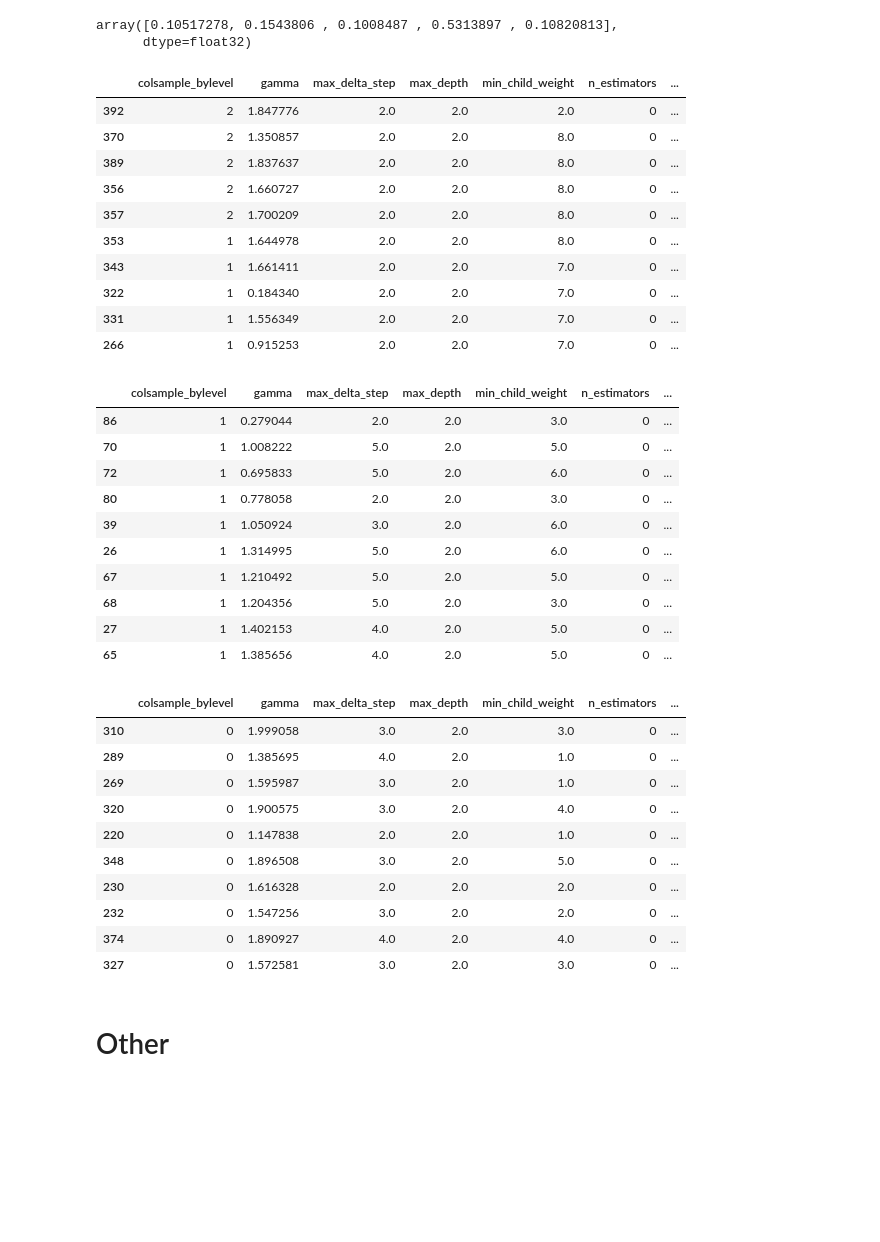
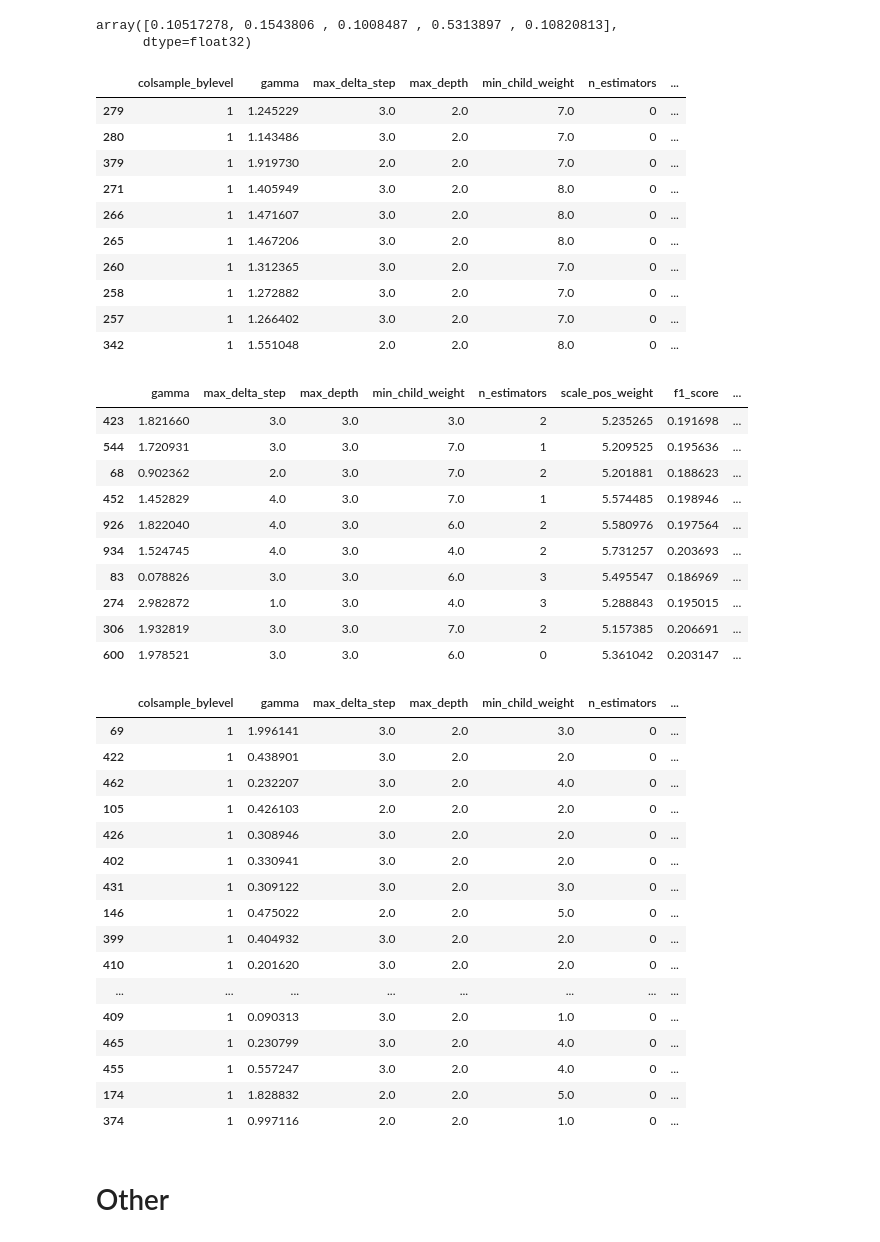
Before and after one commit to DomStan/stonk-rank, a Jupyter notebook: stonks_notebook.ipynb, the cells around one changed output. Drawn from its saved outputs; the diff is of its cells as text; code cells hidden in the pictures; blank space fills up the shorter version.

```diff
--- a/stonks_notebook.ipynb
+++ b/stonks_notebook.ipynb
@@ -491,50 +467,56 @@ array([0.10517278, 0.1543806 , 0.1008487 , 0.5313897 , 0.10820813],
 # %%
 pd.set_option('display.max_rows', 100)
 # %%
-df_trials = pd.read_csv('data/optimise-data-window-size_2_6_16.csv')
+df_trials = pd.read_csv('data/optimise-data-window-size_2_6_10#3.csv')
 df_trials.sort_values('ap', ascending=False).head(10)
 # %% [output]
 |  | colsample_bylevel | gamma | max_delta_step | max_depth | min_child_weight | n_estimators | ... |
-| 392 | 2 | 1.847776 | 2.0 | 2.0 | 2.0 | 0 | ... |
-| 370 | 2 | 1.350857 | 2.0 | 2.0 | 8.0 | 0 | ... |
-| 389 | 2 | 1.837637 | 2.0 | 2.0 | 8.0 | 0 | ... |
-| 356 | 2 | 1.660727 | 2.0 | 2.0 | 8.0 | 0 | ... |
-| 357 | 2 | 1.700209 | 2.0 | 2.0 | 8.0 | 0 | ... |
-| 353 | 1 | 1.644978 | 2.0 | 2.0 | 8.0 | 0 | ... |
-| 343 | 1 | 1.661411 | 2.0 | 2.0 | 7.0 | 0 | ... |
-| 322 | 1 | 0.184340 | 2.0 | 2.0 | 7.0 | 0 | ... |
-| 331 | 1 | 1.556349 | 2.0 | 2.0 | 7.0 | 0 | ... |
-| 266 | 1 | 0.915253 | 2.0 | 2.0 | 7.0 | 0 | ... |
+| 279 | 1 | 1.245229 | 3.0 | 2.0 | 7.0 | 0 | ... |
+| 280 | 1 | 1.143486 | 3.0 | 2.0 | 7.0 | 0 | ... |
+| 379 | 1 | 1.919730 | 2.0 | 2.0 | 7.0 | 0 | ... |
+| 271 | 1 | 1.405949 | 3.0 | 2.0 | 8.0 | 0 | ... |
+| 266 | 1 | 1.471607 | 3.0 | 2.0 | 8.0 | 0 | ... |
+| 265 | 1 | 1.467206 | 3.0 | 2.0 | 8.0 | 0 | ... |
+| 260 | 1 | 1.312365 | 3.0 | 2.0 | 7.0 | 0 | ... |
+| 258 | 1 | 1.272882 | 3.0 | 2.0 | 7.0 | 0 | ... |
+| 257 | 1 | 1.266402 | 3.0 | 2.0 | 7.0 | 0 | ... |
+| 342 | 1 | 1.551048 | 2.0 | 2.0 | 8.0 | 0 | ... |
 # %%
-df_trials = pd.read_csv('data/optimise-data-window-size_2_6_18.csv')
+df_trials = pd.read_csv('data/optimise-data-window-size_2_6_8#7.csv')
 df_trials.sort_values('ap', ascending=False).head(10)
 # %% [output]
-|  | colsample_bylevel | gamma | max_delta_step | max_depth | min_child_weight | n_estimators | ... |
-| 86 | 1 | 0.279044 | 2.0 | 2.0 | 3.0 | 0 | ... |
-| 70 | 1 | 1.008222 | 5.0 | 2.0 | 5.0 | 0 | ... |
-| 72 | 1 | 0.695833 | 5.0 | 2.0 | 6.0 | 0 | ... |
-| 80 | 1 | 0.778058 | 2.0 | 2.0 | 3.0 | 0 | ... |
-| 39 | 1 | 1.050924 | 3.0 | 2.0 | 6.0 | 0 | ... |
-| 26 | 1 | 1.314995 | 5.0 | 2.0 | 6.0 | 0 | ... |
-| 67 | 1 | 1.210492 | 5.0 | 2.0 | 5.0 | 0 | ... |
-| 68 | 1 | 1.204356 | 5.0 | 2.0 | 3.0 | 0 | ... |
-| 27 | 1 | 1.402153 | 4.0 | 2.0 | 5.0 | 0 | ... |
-| 65 | 1 | 1.385656 | 4.0 | 2.0 | 5.0 | 0 | ... |
+|  | gamma | max_delta_step | max_depth | min_child_weight | n_estimators | scale_pos_weight | f1_score | ... |
+| 423 | 1.821660 | 3.0 | 3.0 | 3.0 | 2 | 5.235265 | 0.191698 | ... |
+| 544 | 1.720931 | 3.0 | 3.0 | 7.0 | 1 | 5.209525 | 0.195636 | ... |
+| 68 | 0.902362 | 2.0 | 3.0 | 7.0 | 2 | 5.201881 | 0.188623 | ... |
+| 452 | 1.452829 | 4.0 | 3.0 | 7.0 | 1 | 5.574485 | 0.198946 | ... |
+| 926 | 1.822040 | 4.0 | 3.0 | 6.0 | 2 | 5.580976 | 0.197564 | ... |
+| 934 | 1.524745 | 4.0 | 3.0 | 4.0 | 2 | 5.731257 | 0.203693 | ... |
+| 83 | 0.078826 | 3.0 | 3.0 | 6.0 | 3 | 5.495547 | 0.186969 | ... |
+| 274 | 2.982872 | 1.0 | 3.0 | 4.0 | 3 | 5.288843 | 0.195015 | ... |
+| 306 | 1.932819 | 3.0 | 3.0 | 7.0 | 2 | 5.157385 | 0.206691 | ... |
+| 600 | 1.978521 | 3.0 | 3.0 | 6.0 | 0 | 5.361042 | 0.203147 | ... |
 # %%
-df_trials = pd.read_csv('data/optimise-data-window-size_2_6_12.csv')
-df_trials.sort_values('ap', ascending=False).head(10)
+df_trials = pd.read_csv('data/optimise-data-window-size_2_6_8#9.csv')
+df_trials.sort_values('ap', ascending=False).head(50)
 # %% [output]
 |  | colsample_bylevel | gamma | max_delta_step | max_depth | min_child_weight | n_estimators | ... |
-| 310 | 0 | 1.999058 | 3.0 | 2.0 | 3.0 | 0 | ... |
-| 289 | 0 | 1.385695 | 4.0 | 2.0 | 1.0 | 0 | ... |
-| 269 | 0 | 1.595987 | 3.0 | 2.0 | 1.0 | 0 | ... |
-| 320 | 0 | 1.900575 | 3.0 | 2.0 | 4.0 | 0 | ... |
-| 220 | 0 | 1.147838 | 2.0 | 2.0 | 1.0 | 0 | ... |
-| 348 | 0 | 1.896508 | 3.0 | 2.0 | 5.0 | 0 | ... |
-| 230 | 0 | 1.616328 | 2.0 | 2.0 | 2.0 | 0 | ... |
-| 232 | 0 | 1.547256 | 3.0 | 2.0 | 2.0 | 0 | ... |
-| 374 | 0 | 1.890927 | 4.0 | 2.0 | 4.0 | 0 | ... |
-| 327 | 0 | 1.572581 | 3.0 | 2.0 | 3.0 | 0 | ... |
+| 69 | 1 | 1.996141 | 3.0 | 2.0 | 3.0 | 0 | ... |
+| 422 | 1 | 0.438901 | 3.0 | 2.0 | 2.0 | 0 | ... |
+| 462 | 1 | 0.232207 | 3.0 | 2.0 | 4.0 | 0 | ... |
+| 105 | 1 | 0.426103 | 2.0 | 2.0 | 2.0 | 0 | ... |
+| 426 | 1 | 0.308946 | 3.0 | 2.0 | 2.0 | 0 | ... |
+| 402 | 1 | 0.330941 | 3.0 | 2.0 | 2.0 | 0 | ... |
+| 431 | 1 | 0.309122 | 3.0 | 2.0 | 3.0 | 0 | ... |
+| 146 | 1 | 0.475022 | 2.0 | 2.0 | 5.0 | 0 | ... |
+| 399 | 1 | 0.404932 | 3.0 | 2.0 | 2.0 | 0 | ... |
+| 410 | 1 | 0.201620 | 3.0 | 2.0 | 2.0 | 0 | ... |
+| ... | ... | ... | ... | ... | ... | ... | ... |
+| 409 | 1 | 0.090313 | 3.0 | 2.0 | 1.0 | 0 | ... |
+| 465 | 1 | 0.230799 | 3.0 | 2.0 | 4.0 | 0 | ... |
+| 455 | 1 | 0.557247 | 3.0 | 2.0 | 4.0 | 0 | ... |
+| 174 | 1 | 1.828832 | 2.0 | 2.0 | 5.0 | 0 | ... |
+| 374 | 1 | 0.997116 | 2.0 | 2.0 | 1.0 | 0 | ... |
 # %% [markdown]
 # Other
 # %%
```
Also changed, not shown: parts of 14 cells of this notebook, 3 other files.
